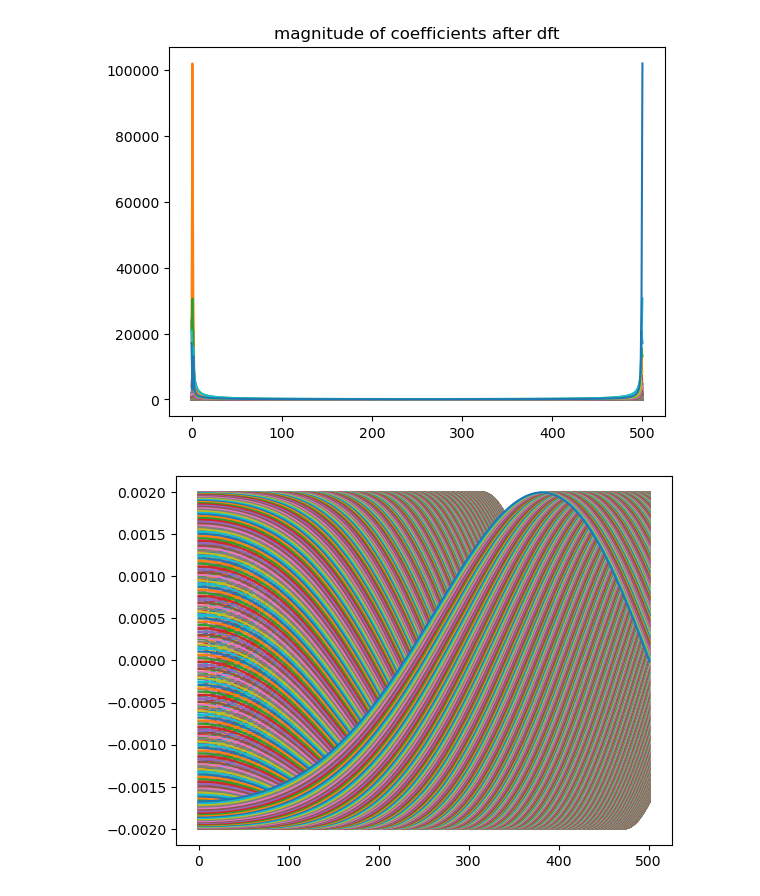
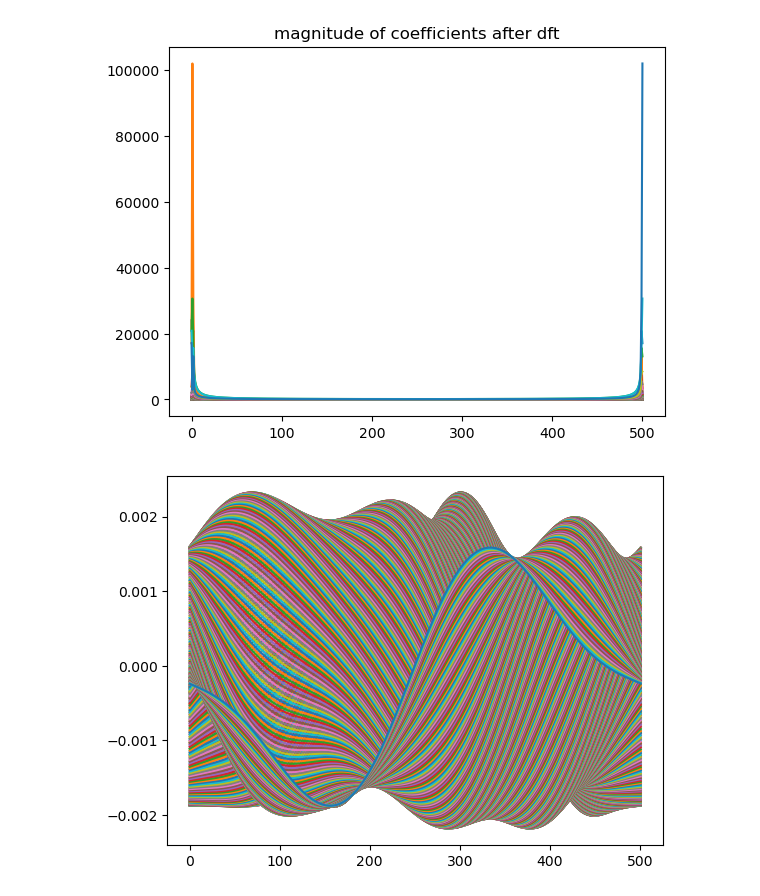
Before and after one commit to shainnyan/ComputationalPhysics300, a Jupyter notebook: homework/HW-Lec_09.ipynb, the cells around one changed output. Drawn from its saved outputs; the diff is of its cells as text; code cells hidden in the pictures.

```diff
--- a/homework/HW-Lec_09.ipynb
+++ b/homework/HW-Lec_09.ipynb
@@ -33,14 +33,15 @@ plt.show()
 [figure]
 # %%
 #attempt to compress data
-#c_abs = np.abs(c)>2
-#c2 = np.take(c, c_abs)
-y_val = np.fft.ifft2(c).real
+c2 = np.copy(c)
+discard = np.abs(c)<10000
+c2[discard] = 0
+y_val = np.fft.ifft2(c2).real
 y = y_val/501
 x = np.linspace(0, 501,len(y))
 
 plt.plot(x, y)
-plt.savefig('compressed image (lec 9 hw)')
+plt.savefig('compressed image (lec 9 hw)') #419 KB size
 plt.show()
 # %% [output]
-[figure, old version]
+[figure, new version]
```
Also changed, not shown: parts of 1 cell of this notebook.
